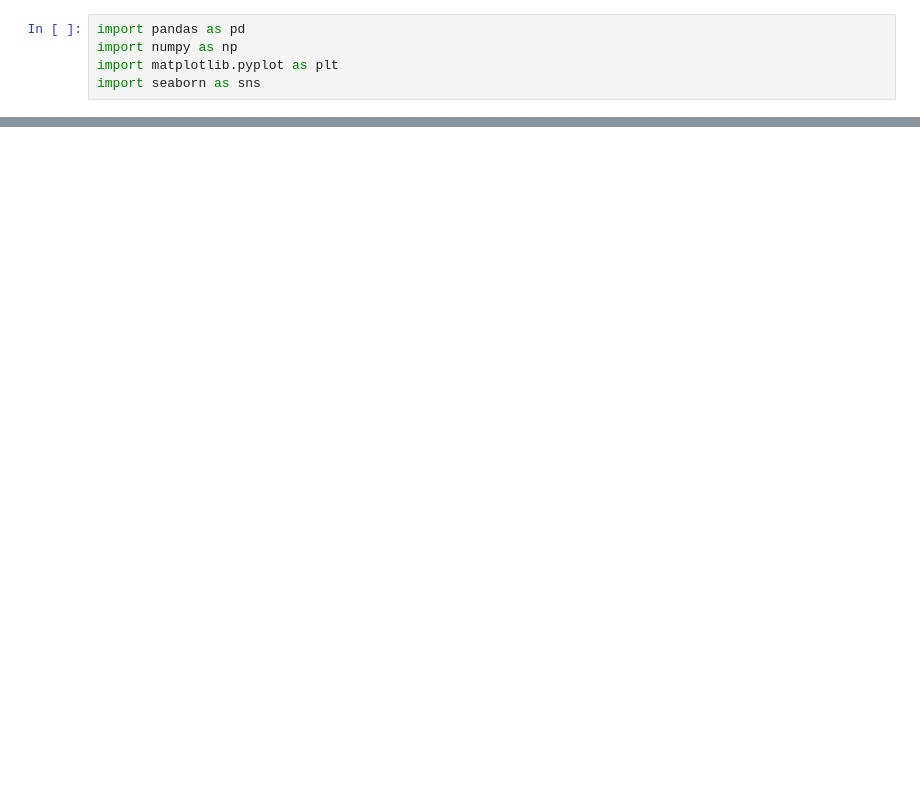
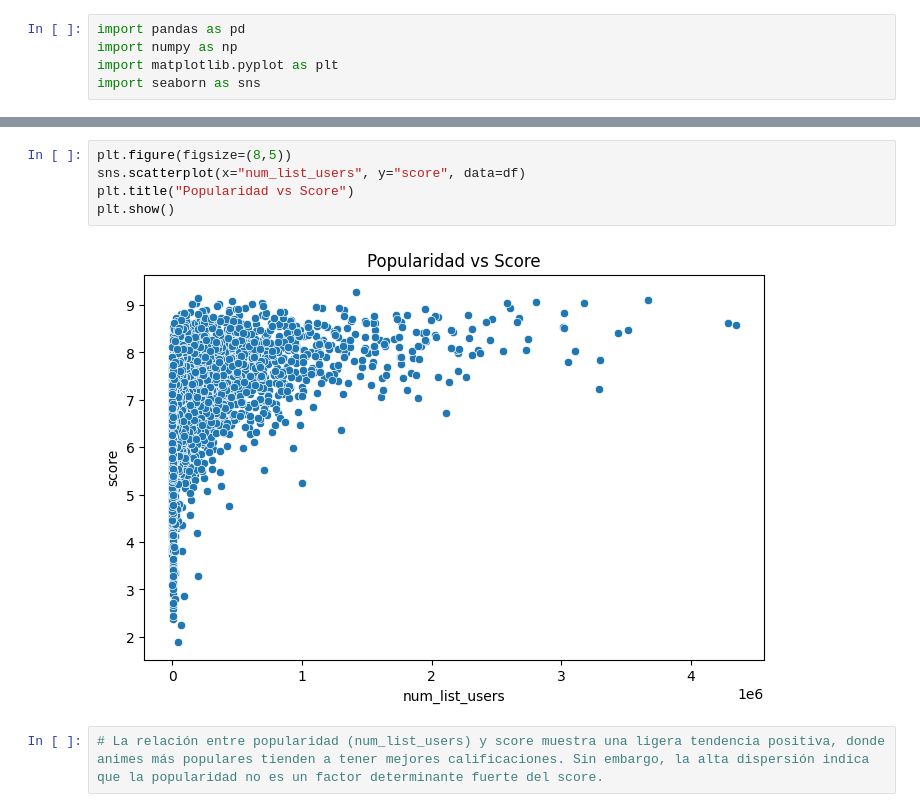
Before and after one commit to futabarentarou/Anime-final-project, a Jupyter notebook: data/Finalproject.ipynb, the cells around one changed output, grey strips where cells are left out. Saved outputs shown, nothing was run; the diff lists cells and outputs as text; blank space fills up the shorter version.

```diff
--- a/data/Finalproject.ipynb
+++ b/data/Finalproject.ipynb
@@ -226,0 +230,9 @@ GradientBoostingRegressor(random_state=42)
+# %%
+plt.figure(figsize=(8,5))
+sns.scatterplot(x="num_list_users", y="score", data=df)
+plt.title("Popularidad vs Score")
+plt.show()
+# %% [output]
+[figure, added]
+# %%
+# La relación entre popularidad (num_list_users) y score muestra una ligera tendencia positiva, donde animes más populares tienden a tener mejores calificaciones. Sin embargo, la alta dispersión indica que la popularidad no es un factor determinante fuerte del score.
```
Also changed, not shown: parts of 48 cells of this notebook, 1 other file.
